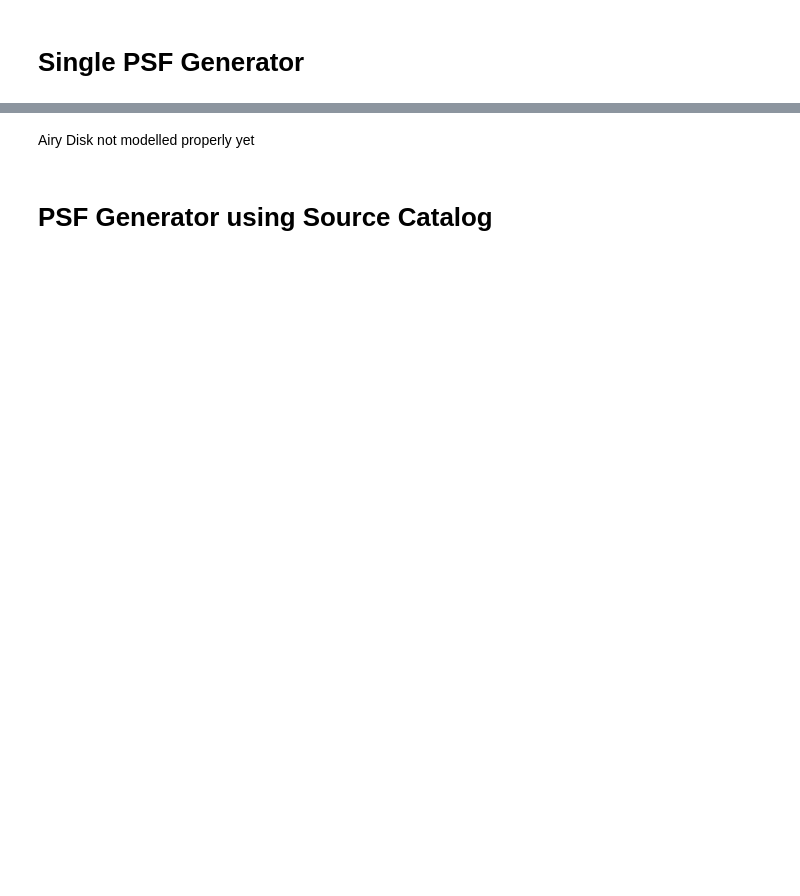
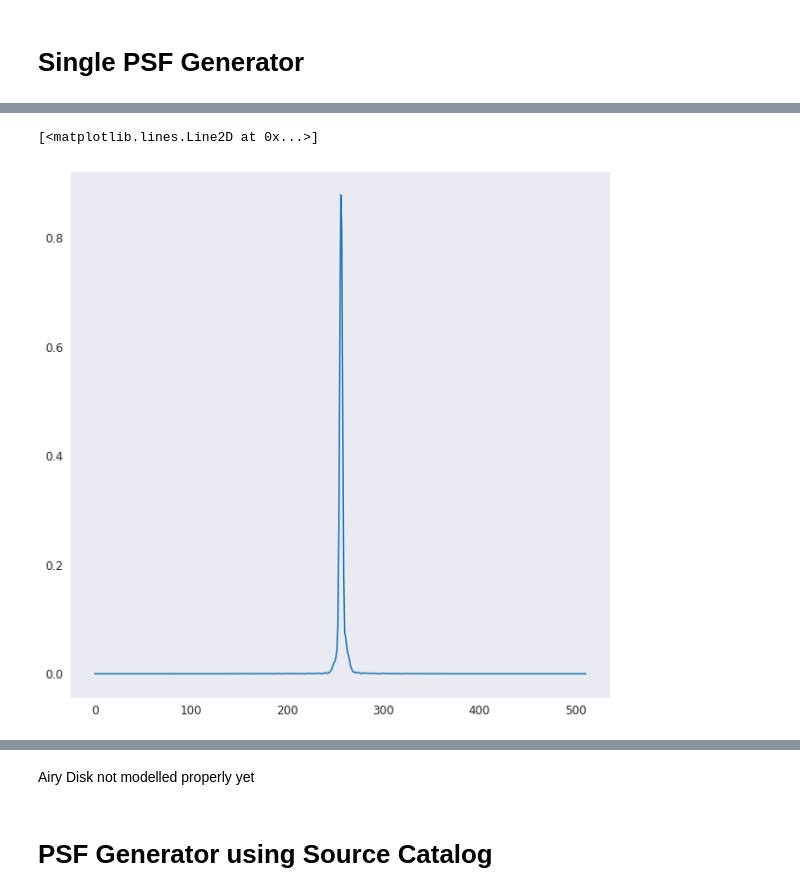
Before and after one commit to Jack3690/INSIST, a Jupyter notebook: PSF_Simulator.ipynb, the cells around one changed output, grey strips where cells are left out. Saved outputs shown, nothing was run; the diff lists cells and outputs as text; code cells hidden in the pictures; blank space fills up the shorter version.

```diff
--- a/PSF_Simulator.ipynb
+++ b/PSF_Simulator.ipynb
@@ -125,0 +120,5 @@ plt.plot(image_a[:,15])
+# %%
+plt.plot(on_axis_ssr[:,len(on_axis_ssr)//2])
+# %% [output]
+[<matplotlib.lines.Line2D at 0x...>]
+[figure, added]
```
Also changed, not shown: parts of 58 cells of this notebook.
